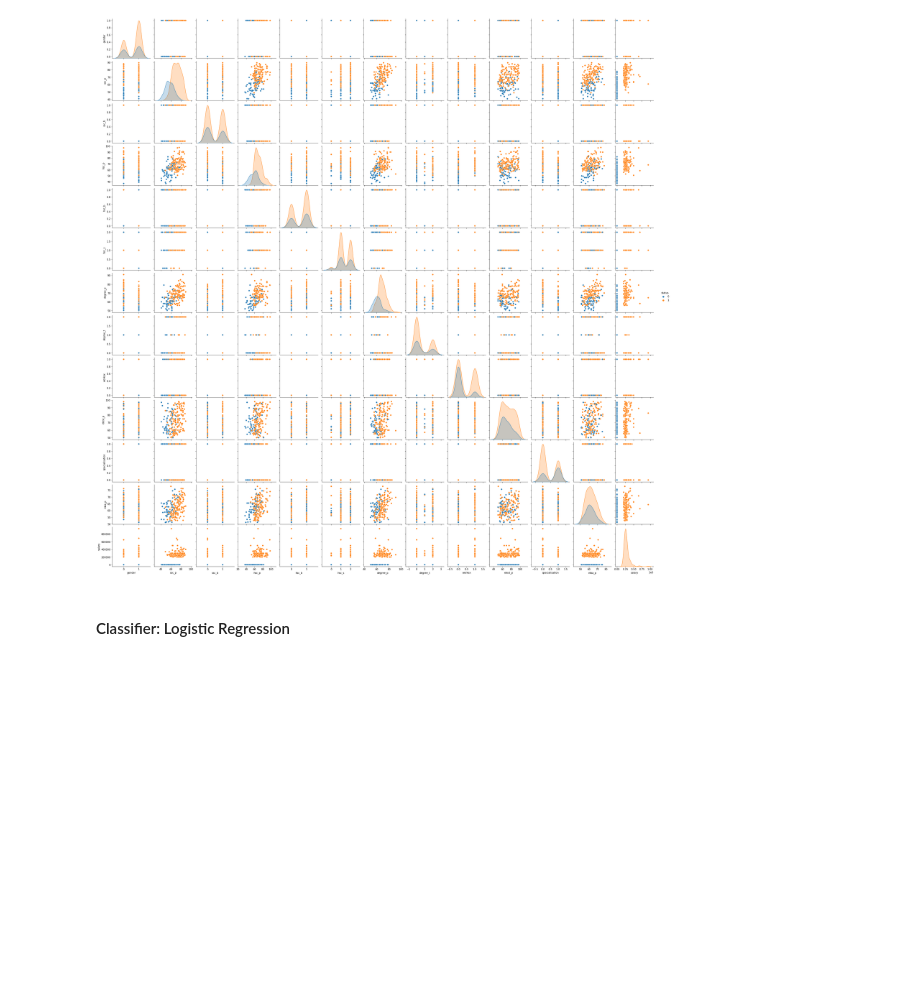
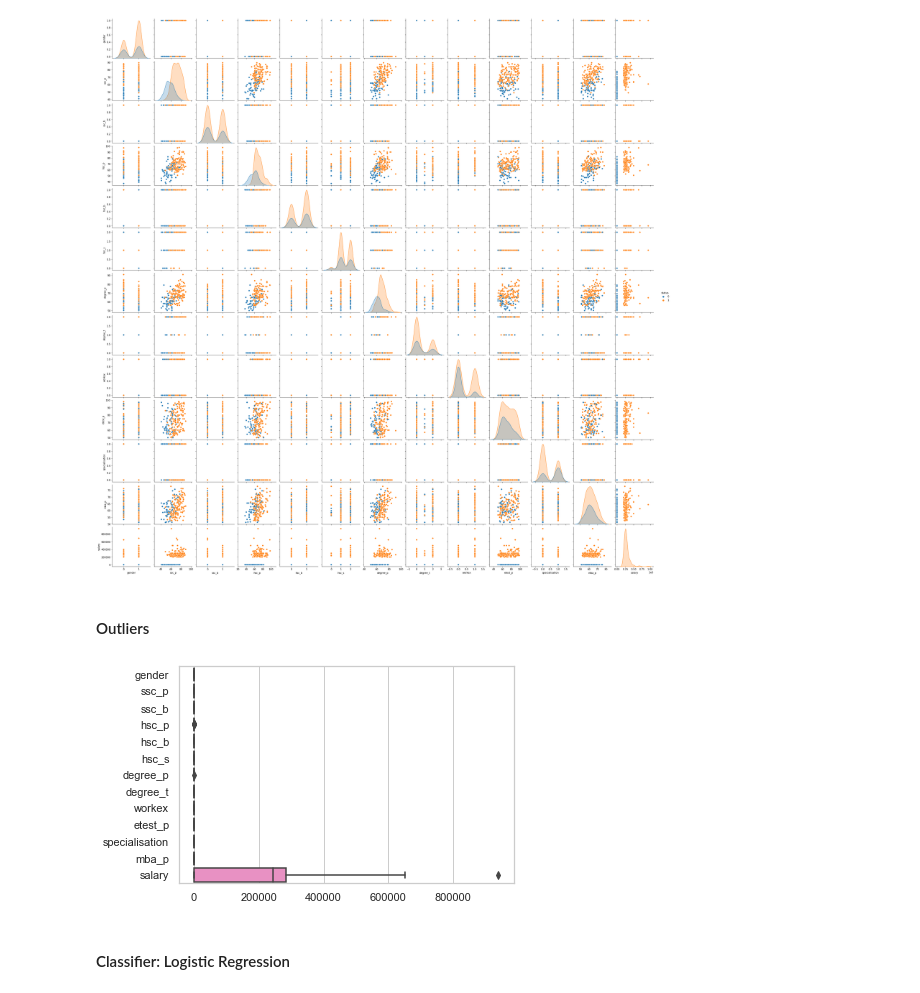
Before and after one commit to aritrakn/Practice, a Jupyter notebook: module_1_coding_assignment.ipynb, the cells around one changed output. Saved outputs shown, nothing was run; the diff lists cells and outputs as text; code cells hidden in the pictures; blank space fills up the shorter version.

```diff
--- a/module_1_coding_assignment.ipynb
+++ b/module_1_coding_assignment.ipynb
@@ -268,6 +276,15 @@ sns.pairplot(df, hue = 'status')
 # %% [output]
 <seaborn.axisgrid.PairGrid at 0x...>
 [figure]
+# %% [markdown]
+#### Outliers
+# %%
+#Outlier in salary doesn't matter since any non-zero value of salary will automatically imply candidate was placed.
+#We could even drop it as it is not a useful
+sns.set_theme(style="whitegrid")
+ax = sns.boxplot(data=X_train, orient="h")
+# %% [output]
+[figure, added]
 # %% [markdown]
 #### Classifier: Logistic Regression
 # %%
```
Also changed, not shown: parts of 13 cells of this notebook.
